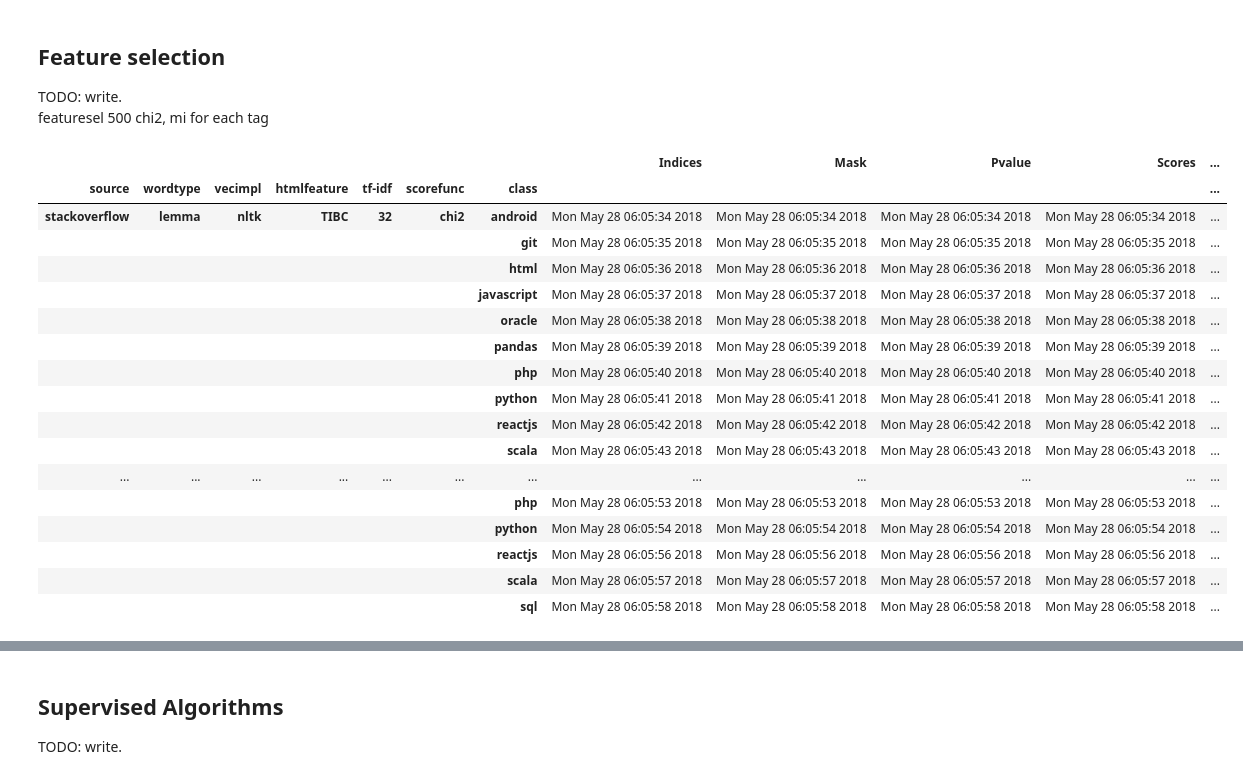
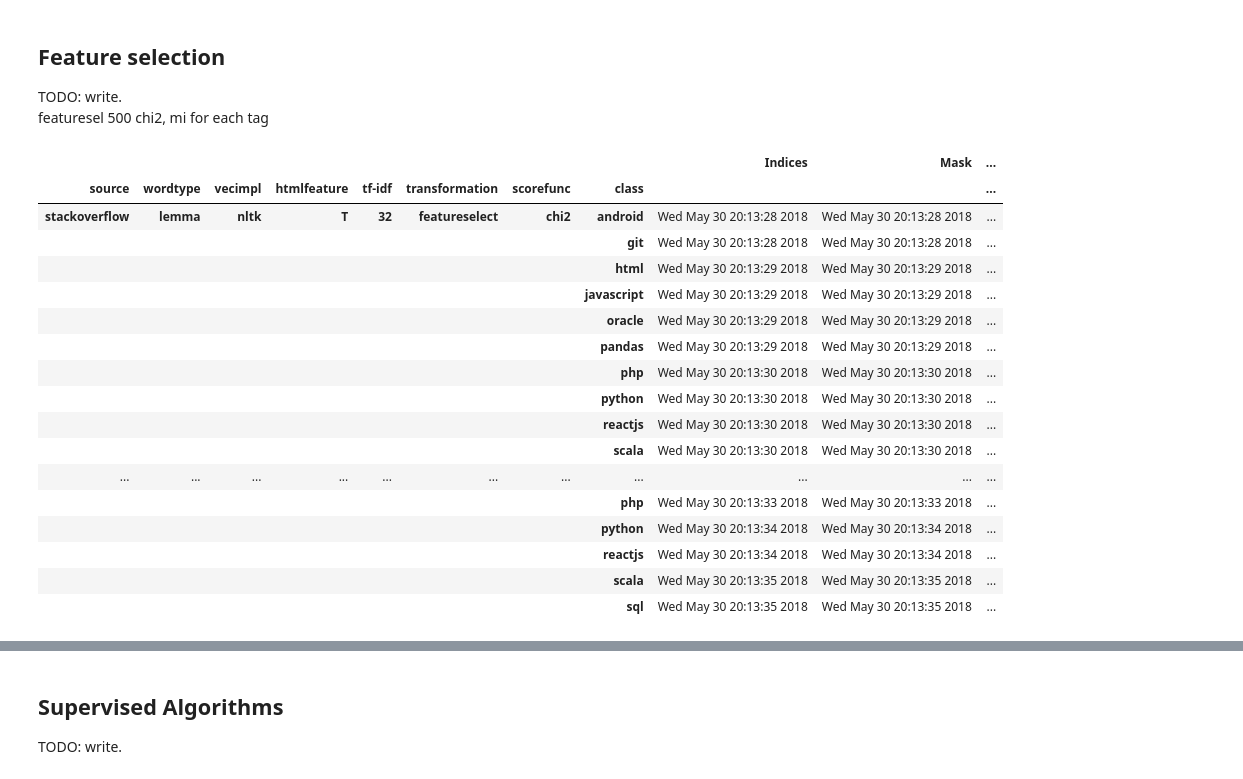
Before and after one commit to glouwa/StackOverflowTopicClustering, a Jupyter notebook: classify.ipynb, the cells around one changed output, grey strips where cells are left out. Cells and saved outputs as stored; diff of their text form; code cells hidden in the pictures.

```diff
--- a/classify.ipynb
+++ b/classify.ipynb
@@ -13,36 +13,37 @@ TODO: write.<br>
 TODO: write.<br>
 featuresel 500 chi2, mi for each tag
 # %%
-import classifyfeatureselect, src.algo.cell2string
+from src import classifyfeatureselect
+from src.algo import cell2string
 
 tfidf       = '32' #slice(None)
-htmlfeature = 'TIBC' #['T', 'TI', 'TIB', 'TIC', 'TIBC']
+htmlfeature = 'T' #['T', 'TI', 'TIB', 'TIC', 'TIBC']
 scorefunc   = ['chi2', 'f_classif'] #, 'mutual_info_classif', 'chi2', 'f_classif']
 tags        = ['python', 'php', 'html', 'android', 'javascript', 'sql', 'reactjs', 'git', 'c#','scala', 'oracle', 'pandas']
 
 inputspace = classifyfeatureselect.FeatureFrame().sort_index().sort_index(axis=1)
-fsplan = inputspace.loc[('stackoverflow', 'lemma', 'nltk', htmlfeature, tfidf, scorefunc, tags), :]
-fsplan = src.algo.cell2string.file2date(fsplan)
+fsplan = inputspace.loc[('stackoverflow', 'lemma', 'nltk', htmlfeature, tfidf, 'featureselect', scorefunc, tags), :]
+fsplan = cell2string.file2date(fsplan)
 fsplan
 # %% [output]
-|  |  |  |  |  |  |  | Indices | Mask | Pvalue | Scores | ... |
-| source | wordtype | vecimpl | htmlfeature | tf-idf | scorefunc | class |  |  |  |  | ... |
-| stackoverflow | lemma | nltk | TIBC | 32 | chi2 | android | Mon May 28 06:05:34 2018 | Mon May 28 06:05:34 2018 | Mon May 28 06:05:34 2018 | Mon May 28 06:05:34 2018 | ... |
-|  |  |  |  |  |  | git | Mon May 28 06:05:35 2018 | Mon May 28 06:05:35 2018 | Mon May 28 06:05:35 2018 | Mon May 28 06:05:35 2018 | ... |
-|  |  |  |  |  |  | html | Mon May 28 06:05:36 2018 | Mon May 28 06:05:36 2018 | Mon May 28 06:05:36 2018 | Mon May 28 06:05:36 2018 | ... |
-|  |  |  |  |  |  | javascript | Mon May 28 06:05:37 2018 | Mon May 28 06:05:37 2018 | Mon May 28 06:05:37 2018 | Mon May 28 06:05:37 2018 | ... |
-|  |  |  |  |  |  | oracle | Mon May 28 06:05:38 2018 | Mon May 28 06:05:38 2018 | Mon May 28 06:05:38 2018 | Mon May 28 06:05:38 2018 | ... |
-|  |  |  |  |  |  | pandas | Mon May 28 06:05:39 2018 | Mon May 28 06:05:39 2018 | Mon May 28 06:05:39 2018 | Mon May 28 06:05:39 2018 | ... |
-|  |  |  |  |  |  | php | Mon May 28 06:05:40 2018 | Mon May 28 06:05:40 2018 | Mon May 28 06:05:40 2018 | Mon May 28 06:05:40 2018 | ... |
-|  |  |  |  |  |  | python | Mon May 28 06:05:41 2018 | Mon May 28 06:05:41 2018 | Mon May 28 06:05:41 2018 | Mon May 28 06:05:41 2018 | ... |
-|  |  |  |  |  |  | reactjs | Mon May 28 06:05:42 2018 | Mon May 28 06:05:42 2018 | Mon May 28 06:05:42 2018 | Mon May 28 06:05:42 2018 | ... |
-|  |  |  |  |  |  | scala | Mon May 28 06:05:43 2018 | Mon May 28 06:05:43 2018 | Mon May 28 06:05:43 2018 | Mon May 28 06:05:43 2018 | ... |
-| ... | ... | ... | ... | ... | ... | ... | ... | ... | ... | ... | ... |
-|  |  |  |  |  |  | php | Mon May 28 06:05:53 2018 | Mon May 28 06:05:53 2018 | Mon May 28 06:05:53 2018 | Mon May 28 06:05:53 2018 | ... |
-|  |  |  |  |  |  | python | Mon May 28 06:05:54 2018 | Mon May 28 06:05:54 2018 | Mon May 28 06:05:54 2018 | Mon May 28 06:05:54 2018 | ... |
-|  |  |  |  |  |  | reactjs | Mon May 28 06:05:56 2018 | Mon May 28 06:05:56 2018 | Mon May 28 06:05:56 2018 | Mon May 28 06:05:56 2018 | ... |
-|  |  |  |  |  |  | scala | Mon May 28 06:05:57 2018 | Mon May 28 06:05:57 2018 | Mon May 28 06:05:57 2018 | Mon May 28 06:05:57 2018 | ... |
-|  |  |  |  |  |  | sql | Mon May 28 06:05:58 2018 | Mon May 28 06:05:58 2018 | Mon May 28 06:05:58 2018 | Mon May 28 06:05:58 2018 | ... |
+|  |  |  |  |  |  |  |  | Indices | Mask | ... |
+| source | wordtype | vecimpl | htmlfeature | tf-idf | transformation | scorefunc | class |  |  | ... |
+| stackoverflow | lemma | nltk | T | 32 | featureselect | chi2 | android | Wed May 30 20:13:28 2018 | Wed May 30 20:13:28 2018 | ... |
+|  |  |  |  |  |  |  | git | Wed May 30 20:13:28 2018 | Wed May 30 20:13:28 2018 | ... |
+|  |  |  |  |  |  |  | html | Wed May 30 20:13:29 2018 | Wed May 30 20:13:29 2018 | ... |
+|  |  |  |  |  |  |  | javascript | Wed May 30 20:13:29 2018 | Wed May 30 20:13:29 2018 | ... |
+|  |  |  |  |  |  |  | oracle | Wed May 30 20:13:29 2018 | Wed May 30 20:13:29 2018 | ... |
+|  |  |  |  |  |  |  | pandas | Wed May 30 20:13:29 2018 | Wed May 30 20:13:29 2018 | ... |
+|  |  |  |  |  |  |  | php | Wed May 30 20:13:30 2018 | Wed May 30 20:13:30 2018 | ... |
+|  |  |  |  |  |  |  | python | Wed May 30 20:13:30 2018 | Wed May 30 20:13:30 2018 | ... |
+|  |  |  |  |  |  |  | reactjs | Wed May 30 20:13:30 2018 | Wed May 30 20:13:30 2018 | ... |
+|  |  |  |  |  |  |  | scala | Wed May 30 20:13:30 2018 | Wed May 30 20:13:30 2018 | ... |
+| ... | ... | ... | ... | ... | ... | ... | ... | ... | ... | ... |
+|  |  |  |  |  |  |  | php | Wed May 30 20:13:33 2018 | Wed May 30 20:13:33 2018 | ... |
+|  |  |  |  |  |  |  | python | Wed May 30 20:13:34 2018 | Wed May 30 20:13:34 2018 | ... |
+|  |  |  |  |  |  |  | reactjs | Wed May 30 20:13:34 2018 | Wed May 30 20:13:34 2018 | ... |
+|  |  |  |  |  |  |  | scala | Wed May 30 20:13:35 2018 | Wed May 30 20:13:35 2018 | ... |
+|  |  |  |  |  |  |  | sql | Wed May 30 20:13:35 2018 | Wed May 30 20:13:35 2018 | ... |
 # %%
 kbest = classifyfeatureselect.run(fsplan, 10000, 1000)
 kbest
```
Also changed, not shown: parts of 3 cells of this notebook, 12 other files.
